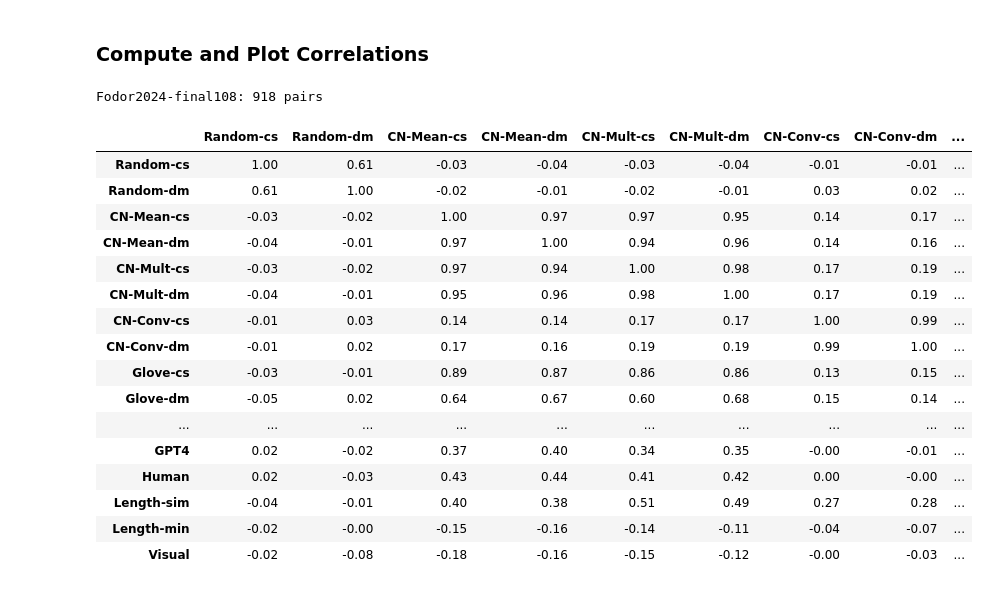
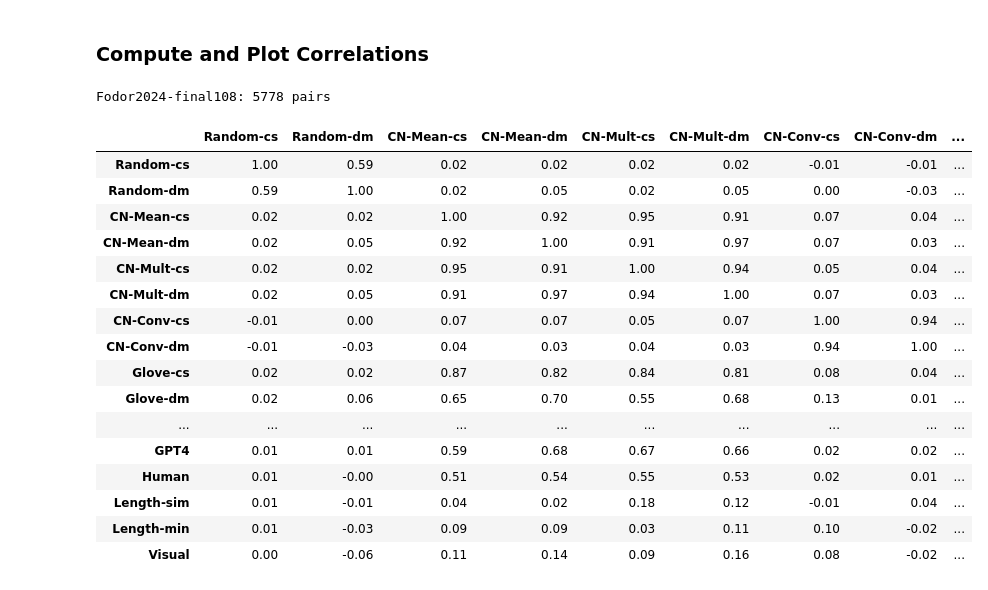
Before and after one commit to Fods12/sentence-meaning-in-the-brain, a Jupyter notebook: 1_Analyse_models.ipynb, the cells around one changed output. Saved outputs shown, nothing was run; the diff lists cells and outputs as text; code cells hidden in the pictures.

```diff
--- a/1_Analyse_models.ipynb
+++ b/1_Analyse_models.ipynb
@@ -31,16 +31,21 @@ importlib.reload(vp)
 # %%
 ## Load sentence set
 
-# select sentence dataset and specify if sentence pairs
-dataset_name = 'Fodor2024-final108'
-sims_path = 'Data-models/similarities/'
+# set key parameters for loading data
+dataset_name = 'Fodor2024-final108' # dataset name
+repeats = [0,1,2,3] # stimulus repeats to include in analysis
+num_sets = 6 # the number of sets of related sentences
+timing = 'mid' # start, end, mid
+corr_method = 'spearman'  # spearman or pearson correlation
+similarity_type = 'cosine'  # options: 'cosine' or 'diemsim' or 'all'
+controls_type = 1 # 1=sentence lengths only, 2=sentence lengths and minimum lengths, 3=visual cortex
+accuracy_threshold = 0.73 # minimum accuracy on comprehension questions to include subjects (0.73 is default)
+movement_threshold = 4.01 # maximum head movement (mean FD) to include subjects (4.01 is default)
 
 # load sentence set into dictionary depending on type
 sentences_dict = vp.load_set_of_sentences(dataset_name+'_sentences', pairs=False)
 n = len(sentences_dict.keys()) # num sentences
 print('\nloaded',dataset_name,'with',n,'sentences')
-
-# store in list
 all_sentences = list(sentences_dict.values())
 
 # define important subsets
@@ -92,12 +159,14 @@ print('Loaded '+str(len(model_sims_storage.keys()))+' computational models')
 # Load some additional similarity sets
 model_sims_storage['diag'] = [1 if pair in sent_pair_ids_diag else 0 for pair in sent_pair_ids_all]
 model_sims_storage['hybrid-fix'] = 0.67*model_sims_storage['parse-GPT4_embed-conceptnet_weights-fixed_struct-low_verbnet']+0.33*model_sims_storage['conceptnet_mean_norml_cosine']
-model_sims_storage['visual'] = np.loadtxt('Data-analysis\\Fodor2024-final108_mid_visual_sims_mean.txt', dtype=float, encoding='utf-8')
-model_sims_storage['lanROI'] = np.loadtxt('Data-analysis\\Fodor2024-final108_mid_mean_sims-LanROI-all-stable-0.07-norm.txt', dtype=float, encoding='utf-8')
+model_sims_storage['visual_sims'] = neuro_sims_storage['mean']['mean']['Glasser-primary_visual-stable-0.07-norm'] # visual similarities control
+# model_sims_storage['lanROI'] = np.loadtxt('Data-analysis\\Fodor2024-final108_mid_mean_sims-LanROI-all-stable-0.07-norm.txt', dtype=float, encoding='utf-8')
 
 # Load control variables
 sent_length_diffs_vector = model_sims_storage['diff_length']
 sent_length_mins_vector = model_sims_storage['min_length']
-model_sims_storage['length_sim'] = np.max(sent_length_diffs_vector)-sent_length_diffs_vector
+model_sims_storage['visual_sims'] = neuro_sims_storage['mean']['mean']['Glasser-primary_visual-stable-0.07-norm'] # visual similarities control
+control_vars = vp.get_control_vars(controls_type, model_sims_storage)
+print('Using '+str(controls_type)+' control variables')
 # %% [output]
 Loaded 178 computational models
@@ -205,7 +280,7 @@ for idx,model in enumerate(included_models):
     # if idx==len(included_models)-1: # show for final model
     #     show_colorbar=True
     model_name = model_names[idx]
-    vp.add_heatmap_subplot(fig, plot_num, RSA_matrices[model], model_name, sbj_id='', subplot='', min=np.min(model_sims_storage[model]), max=np.max(model_sims_storage[model]), colorbar=show_colorbar)
-plt.savefig('Figures\\'+dataset_name+'_models_RSAs-'+save_name+'.png', bbox_inches='tight')
+    vp.add_heatmap_subplot(fig, plot_num, RSA_matrices[model], model_name, sbj_id='', subplot='', min=np.min(model_sims_norml[model]), max=np.max(model_sims_norml[model]), colorbar=show_colorbar)
+plt.savefig('Figures\\'+dataset_name+'_models_RSAs-'+save_name+'_controls-'+str(controls_type)+'.png', bbox_inches='tight')
 plt.show()
 # %% [output]
@@ -230,51 +305,51 @@ Fodor2024-final108: 5778 pairs
 ### Compute and Plot Correlations
 # %%
 # Load data
-included_pairs = sent_pair_ids_diag # sent_pair_ids_diag, sent_pair_ids_all
+included_pairs = sent_pair_ids_all # sent_pair_ids_diag, sent_pair_ids_all
 included_sims_data = np.array([model_sims_norml[model][included_pairs] for model in included_models])
 df_data = pd.DataFrame(included_sims_data.T)
 
 # Print correlation matrix
 df_corr = df_data.corr(method='spearman')
 df_corr.columns = model_names
 df_corr.index = model_names
 print(dataset_name+': '+str(len(included_pairs))+' pairs')
 df_corr.style.background_gradient(cmap='coolwarm').format(precision=2).set_table_styles(
     [{'selector': 'th.col_heading',
       'props': [
         ('max-width', '30px'),
         ('white-space', 'normal')
        ]
      },
      {'selector': 'th.row_heading',
         'props': [
             ("min-width", "100px"),
             ("max-width", "100px"),
             ("white-space", "nowrap"),
             ("overflow", "hidden"),
             ("text-overflow", "ellipsis"),
         ],
      }
     ])
 # %% [output]
-Fodor2024-final108: 918 pairs
+Fodor2024-final108: 5778 pairs
 |  | Random-cs | Random-dm | CN-Mean-cs | CN-Mean-dm | CN-Mult-cs | CN-Mult-dm | CN-Conv-cs | CN-Conv-dm | ... |
-| Random-cs | 1.00 | 0.61 | -0.03 | -0.04 | -0.03 | -0.04 | -0.01 | -0.01 | ... |
-| Random-dm | 0.61 | 1.00 | -0.02 | -0.01 | -0.02 | -0.01 | 0.03 | 0.02 | ... |
-| CN-Mean-cs | -0.03 | -0.02 | 1.00 | 0.97 | 0.97 | 0.95 | 0.14 | 0.17 | ... |
-| CN-Mean-dm | -0.04 | -0.01 | 0.97 | 1.00 | 0.94 | 0.96 | 0.14 | 0.16 | ... |
-| CN-Mult-cs | -0.03 | -0.02 | 0.97 | 0.94 | 1.00 | 0.98 | 0.17 | 0.19 | ... |
-| CN-Mult-dm | -0.04 | -0.01 | 0.95 | 0.96 | 0.98 | 1.00 | 0.17 | 0.19 | ... |
-| CN-Conv-cs | -0.01 | 0.03 | 0.14 | 0.14 | 0.17 | 0.17 | 1.00 | 0.99 | ... |
-| CN-Conv-dm | -0.01 | 0.02 | 0.17 | 0.16 | 0.19 | 0.19 | 0.99 | 1.00 | ... |
-| Glove-cs | -0.03 | -0.01 | 0.89 | 0.87 | 0.86 | 0.86 | 0.13 | 0.15 | ... |
-| Glove-dm | -0.05 | 0.02 | 0.64 | 0.67 | 0.60 | 0.68 | 0.15 | 0.14 | ... |
+| Random-cs | 1.00 | 0.59 | 0.02 | 0.02 | 0.02 | 0.02 | -0.01 | -0.01 | ... |
+| Random-dm | 0.59 | 1.00 | 0.02 | 0.05 | 0.02 | 0.05 | 0.00 | -0.03 | ... |
+| CN-Mean-cs | 0.02 | 0.02 | 1.00 | 0.92 | 0.95 | 0.91 | 0.07 | 0.04 | ... |
+| CN-Mean-dm | 0.02 | 0.05 | 0.92 | 1.00 | 0.91 | 0.97 | 0.07 | 0.03 | ... |
+| CN-Mult-cs | 0.02 | 0.02 | 0.95 | 0.91 | 1.00 | 0.94 | 0.05 | 0.04 | ... |
+| CN-Mult-dm | 0.02 | 0.05 | 0.91 | 0.97 | 0.94 | 1.00 | 0.07 | 0.03 | ... |
+| CN-Conv-cs | -0.01 | 0.00 | 0.07 | 0.07 | 0.05 | 0.07 | 1.00 | 0.94 | ... |
+| CN-Conv-dm | -0.01 | -0.03 | 0.04 | 0.03 | 0.04 | 0.03 | 0.94 | 1.00 | ... |
+| Glove-cs | 0.02 | 0.02 | 0.87 | 0.82 | 0.84 | 0.81 | 0.08 | 0.04 | ... |
+| Glove-dm | 0.02 | 0.06 | 0.65 | 0.70 | 0.55 | 0.68 | 0.13 | 0.01 | ... |
 | ... | ... | ... | ... | ... | ... | ... | ... | ... | ... |
-| GPT4 | 0.02 | -0.02 | 0.37 | 0.40 | 0.34 | 0.35 | -0.00 | -0.01 | ... |
-| Human | 0.02 | -0.03 | 0.43 | 0.44 | 0.41 | 0.42 | 0.00 | -0.00 | ... |
-| Length-sim | -0.04 | -0.01 | 0.40 | 0.38 | 0.51 | 0.49 | 0.27 | 0.28 | ... |
-| Length-min | -0.02 | -0.00 | -0.15 | -0.16 | -0.14 | -0.11 | -0.04 | -0.07 | ... |
-| Visual | -0.02 | -0.08 | -0.18 | -0.16 | -0.15 | -0.12 | -0.00 | -0.03 | ... |
+| GPT4 | 0.01 | 0.01 | 0.59 | 0.68 | 0.67 | 0.66 | 0.02 | 0.02 | ... |
+| Human | 0.01 | -0.00 | 0.51 | 0.54 | 0.55 | 0.53 | 0.02 | 0.01 | ... |
+| Length-sim | 0.01 | -0.01 | 0.04 | 0.02 | 0.18 | 0.12 | -0.01 | 0.04 | ... |
+| Length-min | 0.01 | -0.03 | 0.09 | 0.09 | 0.03 | 0.11 | 0.10 | -0.02 | ... |
+| Visual | 0.00 | -0.06 | 0.11 | 0.14 | 0.09 | 0.16 | 0.08 | -0.02 | ... |
 # %%
 # Compute partial correlations between models
 from pingouin import partial_corr
```
Also changed, not shown: parts of 5 cells of this notebook, 16 other files.
